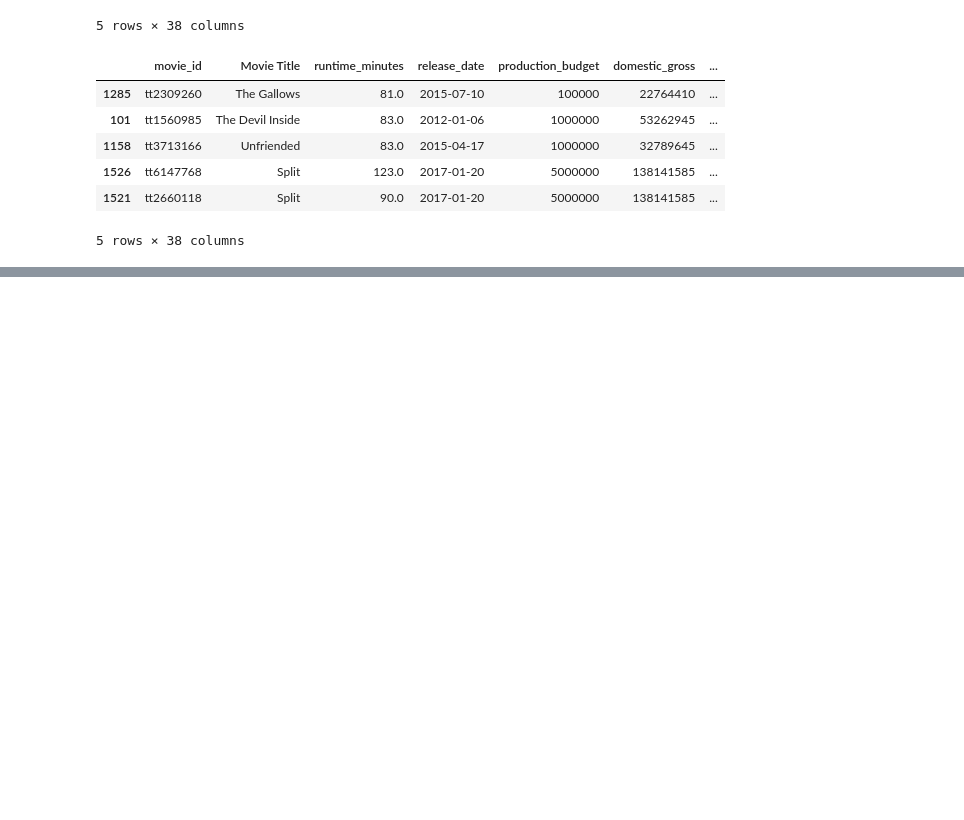
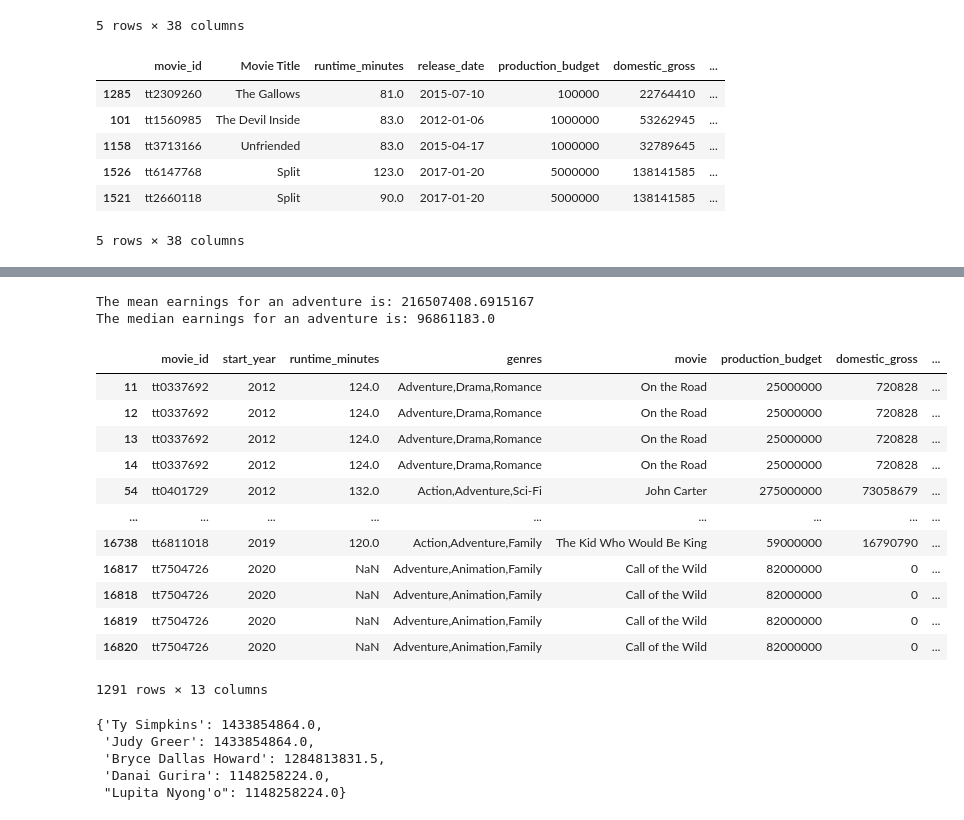
Before and after one commit to RH3421/Project-1-Microsoft-Makes-a-Movie, a Jupyter notebook: Genre_Budget.ipynb, the cells around one changed output, grey strips where cells are left out. Saved outputs shown, nothing was run; the diff lists cells and outputs as text; code cells hidden in the pictures; blank space fills up the shorter version.

```diff
--- a/Genre_Budget.ipynb
+++ b/Genre_Budget.ipynb
@@ -290,0 +378,47 @@ top_movie_ROI.head()
+# %%
+# Create DF of movies containing Adventure
+adventure_df = GB_People.dropna(subset=['genres'])
+adventure_df = adventure_df[adventure_df['genres'].str.contains("Adventure")]
+
+#Base variables for adventure movie
+advmovie_mean_earn = adventure_df['net_earnings'].mean()
+advmovie_med_earn = adventure_df['net_earnings'].median()
+adventure_df
+print("The mean earnings for an adventure is:", advmovie_mean_earn)
+print("The median earnings for an adventure is:", advmovie_med_earn)
+# %% [output]
+The mean earnings for an adventure is: 216507408.6915167
+The median earnings for an adventure is: 96861183.0
+# %%
+# Create DF of people who act in adventure movies
+advent_act = adventure_df[adventure_df['category'].str.contains("actor|actress")]
+advent_act
+# %% [output]
+|  | movie_id | start_year | runtime_minutes | genres | movie | production_budget | domestic_gross | ... |
+| 11 | tt0337692 | 2012 | 124.0 | Adventure,Drama,Romance | On the Road | 25000000 | 720828 | ... |
+| 12 | tt0337692 | 2012 | 124.0 | Adventure,Drama,Romance | On the Road | 25000000 | 720828 | ... |
+| 13 | tt0337692 | 2012 | 124.0 | Adventure,Drama,Romance | On the Road | 25000000 | 720828 | ... |
+| 14 | tt0337692 | 2012 | 124.0 | Adventure,Drama,Romance | On the Road | 25000000 | 720828 | ... |
+| 54 | tt0401729 | 2012 | 132.0 | Action,Adventure,Sci-Fi | John Carter | 275000000 | 73058679 | ... |
+| ... | ... | ... | ... | ... | ... | ... | ... | ... |
+| 16738 | tt6811018 | 2019 | 120.0 | Action,Adventure,Family | The Kid Who Would Be King | 59000000 | 16790790 | ... |
+| 16817 | tt7504726 | 2020 | NaN | Adventure,Animation,Family | Call of the Wild | 82000000 | 0 | ... |
+| 16818 | tt7504726 | 2020 | NaN | Adventure,Animation,Family | Call of the Wild | 82000000 | 0 | ... |
+| 16819 | tt7504726 | 2020 | NaN | Adventure,Animation,Family | Call of the Wild | 82000000 | 0 | ... |
+| 16820 | tt7504726 | 2020 | NaN | Adventure,Animation,Family | Call of the Wild | 82000000 | 0 | ... |
+1291 rows × 13 columns
+# %%
+ind_mean = advent_act.groupby(['primary_name'])['net_earnings'].mean().to_frame()
+ind_mean.reset_index(inplace=True)
+ind_mean.sort_values(by=['net_earnings'], inplace=True, ascending=False)
+ind_mean.reset_index(drop=True, inplace=True)
+
+#create dictionary of top five in acting and their
+top5_acting = ind_mean.head().set_index('primary_name').to_dict()['net_earnings']
+top5_acting
+# %% [output]
+{'Ty Simpkins': 1433854864.0,
+ 'Judy Greer': 1433854864.0,
+ 'Bryce Dallas Howard': 1284813831.5,
+ 'Danai Gurira': 1148258224.0,
+ "Lupita Nyong'o": 1148258224.0}
```
Also changed, not shown: parts of 6 cells of this notebook.
